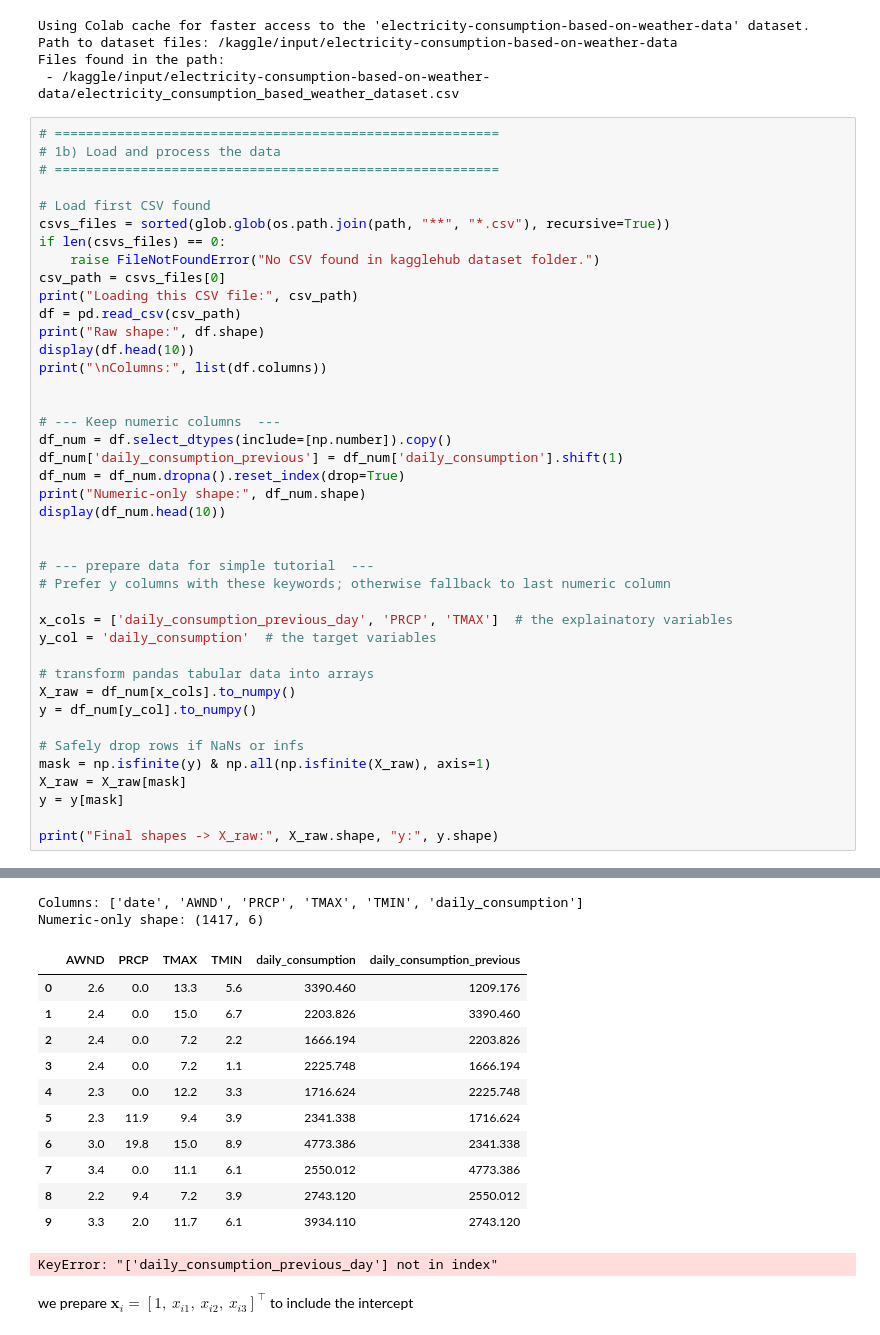
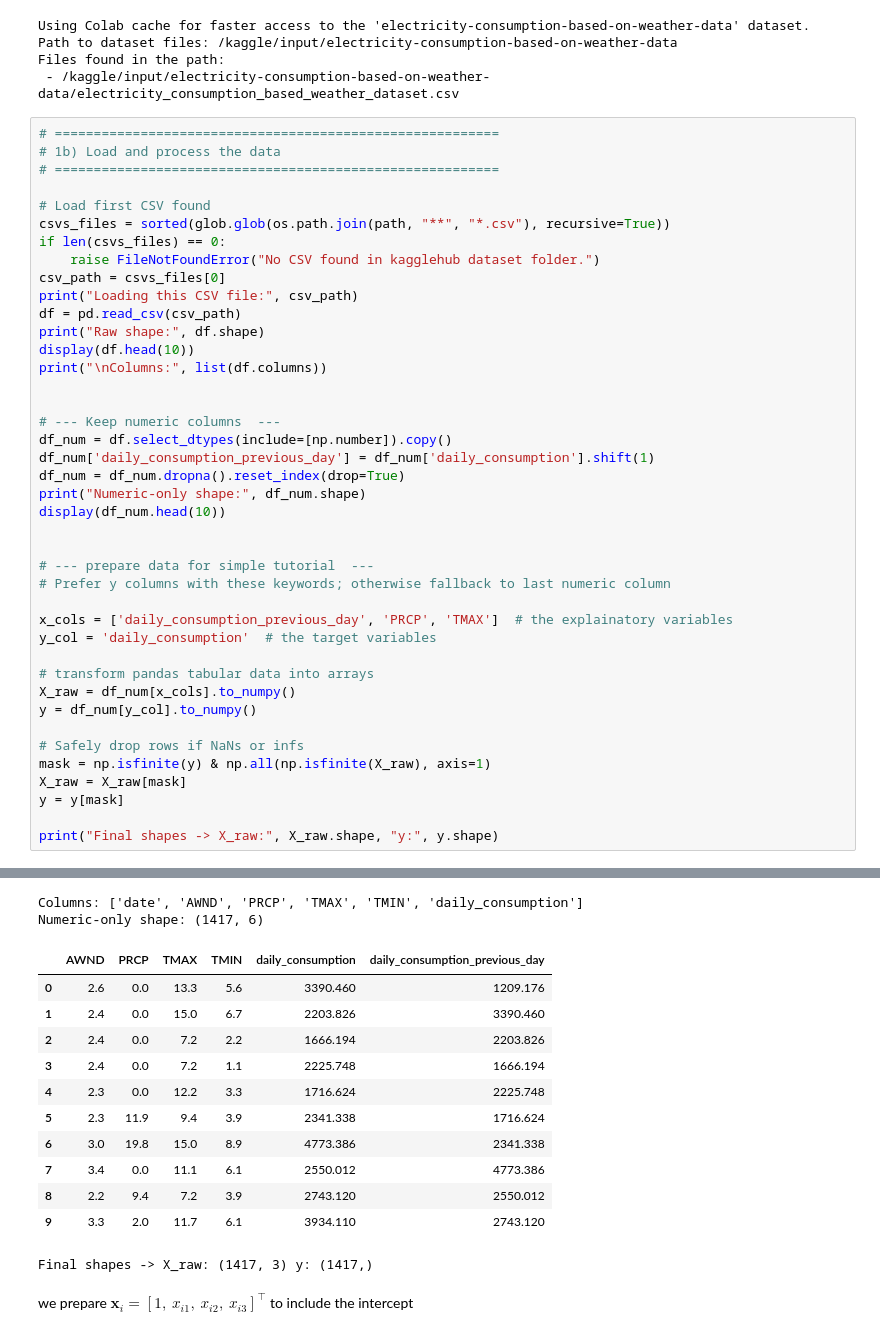
Before and after one commit to supsi-dacd-isaac/TeachDecisionMakingUncertainty, a Jupyter notebook: LR_UQ.ipynb, the cells around one changed output, grey strips where cells are left out. Drawn from its saved outputs; the diff is of its cells as text.

```diff
--- a/LR_UQ.ipynb
+++ b/LR_UQ.ipynb
@@ -102,7 +102,7 @@ print("\nColumns:", list(df.columns))
 
 # --- Keep numeric columns  ---
 df_num = df.select_dtypes(include=[np.number]).copy()
-df_num['daily_consumption_previous'] = df_num['daily_consumption'].shift(1)
+df_num['daily_consumption_previous_day'] = df_num['daily_consumption'].shift(1)
 df_num = df_num.dropna().reset_index(drop=True)
 print("Numeric-only shape:", df_num.shape)
 display(df_num.head(10))
@@ -113,34 +113,34 @@ display(df_num.head(10))
 
 x_cols = ['daily_consumption_previous_day', 'PRCP', 'TMAX']  # the explainatory variables
 y_col = 'daily_consumption'  # the target variables
 
 # transform pandas tabular data into arrays
 X_raw = df_num[x_cols].to_numpy()
 y = df_num[y_col].to_numpy()
 
 # Safely drop rows if NaNs or infs
 mask = np.isfinite(y) & np.all(np.isfinite(X_raw), axis=1)
 X_raw = X_raw[mask]
 y = y[mask]
 
 print("Final shapes -> X_raw:", X_raw.shape, "y:", y.shape)
 # %% [output]
 Loading this CSV file: /kaggle/input/electricity-consumption-based-on-weather-data/electricity_consumption_based_weather_dataset.csv
 Raw shape: (1433, 6)
 |  | date | AWND | PRCP | TMAX | TMIN | daily_consumption |
 | 0 | 2006-12-16 | 2.5 | 0.0 | 10.6 | 5.0 | 1209.176 |
 | 1 | 2006-12-17 | 2.6 | 0.0 | 13.3 | 5.6 | 3390.460 |
 | 2 | 2006-12-18 | 2.4 | 0.0 | 15.0 | 6.7 | 2203.826 |
 | 3 | 2006-12-19 | 2.4 | 0.0 | 7.2 | 2.2 | 1666.194 |
 | 4 | 2006-12-20 | 2.4 | 0.0 | 7.2 | 1.1 | 2225.748 |
 | 5 | 2006-12-21 | 2.3 | 0.0 | 12.2 | 3.3 | 1716.624 |
 | 6 | 2006-12-22 | 2.3 | 11.9 | 9.4 | 3.9 | 2341.338 |
 | 7 | 2006-12-23 | 3.0 | 19.8 | 15.0 | 8.9 | 4773.386 |
 | 8 | 2006-12-24 | 3.4 | 0.0 | 11.1 | 6.1 | 2550.012 |
 | 9 | 2006-12-25 | 2.2 | 9.4 | 7.2 | 3.9 | 2743.120 |
 Columns: ['date', 'AWND', 'PRCP', 'TMAX', 'TMIN', 'daily_consumption']
 Numeric-only shape: (1417, 6)
-|  | AWND | PRCP | TMAX | TMIN | daily_consumption | daily_consumption_previous |
+|  | AWND | PRCP | TMAX | TMIN | daily_consumption | daily_consumption_previous_day |
 | 0 | 2.6 | 0.0 | 13.3 | 5.6 | 3390.460 | 1209.176 |
 | 1 | 2.4 | 0.0 | 15.0 | 6.7 | 2203.826 | 3390.460 |
 | 2 | 2.4 | 0.0 | 7.2 | 2.2 | 1666.194 | 2203.826 |
@@ -151,7 +151,7 @@ Numeric-only shape: (1417, 6)
 | 7 | 3.4 | 0.0 | 11.1 | 6.1 | 2550.012 | 4773.386 |
 | 8 | 2.2 | 9.4 | 7.2 | 3.9 | 2743.120 | 2550.012 |
 | 9 | 3.3 | 2.0 | 11.7 | 6.1 | 3934.110 | 2743.120 |
-KeyError: "['daily_consumption_previous_day'] not in index"
+Final shapes -> X_raw: (1417, 3) y: (1417,)
 # %% [markdown]
 we prepare $\mathbf{x}_i=[1,\ x_{i1},\ x_{i2},\ x_{i3}]^\top$ to include the intercept
 # %%
```
Also changed, not shown: parts of 9 cells of this notebook.
